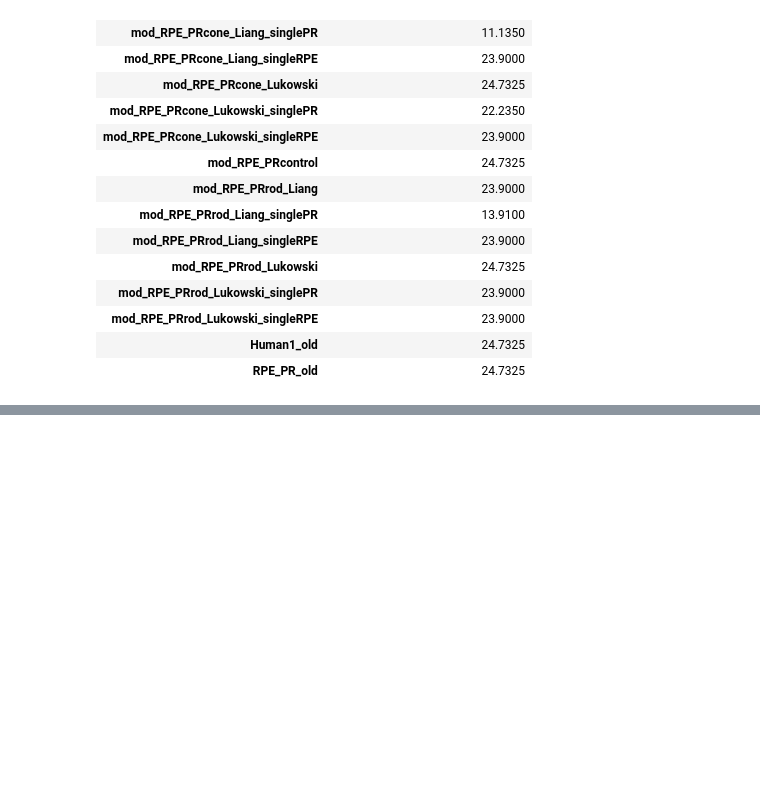
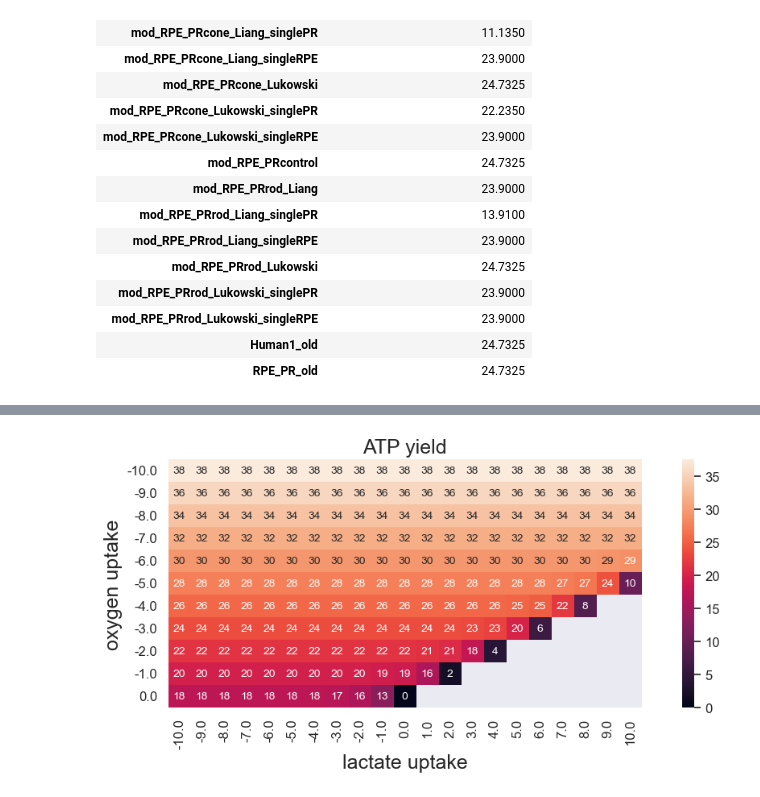
Before and after one commit to stellaprins/Human1_RPE-PR, a Jupyter notebook: jupyter/RPE-PR/finished analyses/FVA_lactate_unlimited.ipynb, the cells around one changed output, grey strips where cells are left out. Cells and saved outputs as stored; diff of their text form; code cells hidden in the pictures; blank space fills up the shorter version.

```diff
--- a/jupyter/RPE-PR/finished analyses/FVA_lactate_unlimited.ipynb
+++ b/jupyter/RPE-PR/finished analyses/FVA_lactate_unlimited.ipynb
@@ -283,0 +381,10 @@ df_combined
+# %%
+from src.modify_model import create_permutation_dicts
+
+ex_bounds = {'MAR09048':[(-3.51,-3.51)],\
+        'MAR09034':[(0,0),(-1,-1),(-2,-2),(-3,-3),(-4,-4),(-5,-5),(-6,-6),(-7,-7),(-7,-7),(-8,-8),(-9,9),(-10,-10)],\
+        'MAR09135':[(10,10),(9,9),(8,8),(7,7),(6,6),(5,5),(4,4),(3,3),(2,2),(1,1),(0,0),(-1,-1),(-2,-2),(-3,-3),(-4,-4),(-5,-5),(-6,-6),(-7,-7),(-7,-7),(-8,-8),(-9,9),(-10,-10)]}
+
+ex_labels = {'glucose':[(-3.51,-3.51)],\
+        'oxygen':[(0,0),(-1,-1),(-2,-2),(-3,-3),(-4,-4),(-5,-5),(-6,-6),(-7,-7),(-7,-7),(-8,-8),(-9,9),(-10,-10)],\
+        'lactate':[(10,10),(9,9),(8,8),(7,7),(6,6),(5,5),(4,4),(3,3),(2,2),(1,1),(0,0),(-1,-1),(-2,-2),(-3,-3),(-4,-4),(-5,-5),(-6,-6),(-7,-7),(-7,-7),(-8,-8),(-9,9),(-10,-10)]}
@@ -283,0 +420,16 @@ df_combined
+# %%
+b_df = pd.DataFrame()
+# create list of b
+for i in range(len(objective_values_df)):
+    b = pd.DataFrame(objective_values_df['labels'][i]).iloc[0].to_frame().T
+    b_df = pd.concat([b_df,b],axis=0)
+
+b_df.reset_index(inplace=True,drop=True)
+
+pd.concat([b_df,objective_values_df],axis=1)
+
+# cobmine b_df and objective_values
+df = pd.concat([b_df, objective_values], axis=1)
+# select columns for heathmap (oxygen, lactate, and objective_value)
+df2 = df[['oxygen', 'lactate', 'objective_value']]
+df2
@@ -283,0 +450,19 @@ df_combined
+# %%
+df_reshaped = df2.pivot_table(index='oxygen', columns='lactate', values='objective_value')
+df_reshaped
+# heatmap
+
+fig, ax = plt.subplots(figsize=(13,4))
+sns.heatmap(df_reshaped, annot=True, fmt='.0f', cmap='rocket', annot_kws={"size": 10})
+plt.title('ATP yield')
+plt.xlabel('lactate uptake')
+plt.ylabel('oxygen uptake')
+# make boxes square
+plt.gca().set_aspect('equal', adjustable='box')
+#  annotation font size
+plt.tick_params(labelsize=12)
+# size bar font size
+cbar = ax.collections[0].colorbar
+cbar.ax.tick_params(labelsize=12)
+# %% [output]
+[figure, added]
```
Also changed, not shown: parts of 24 cells of this notebook.
